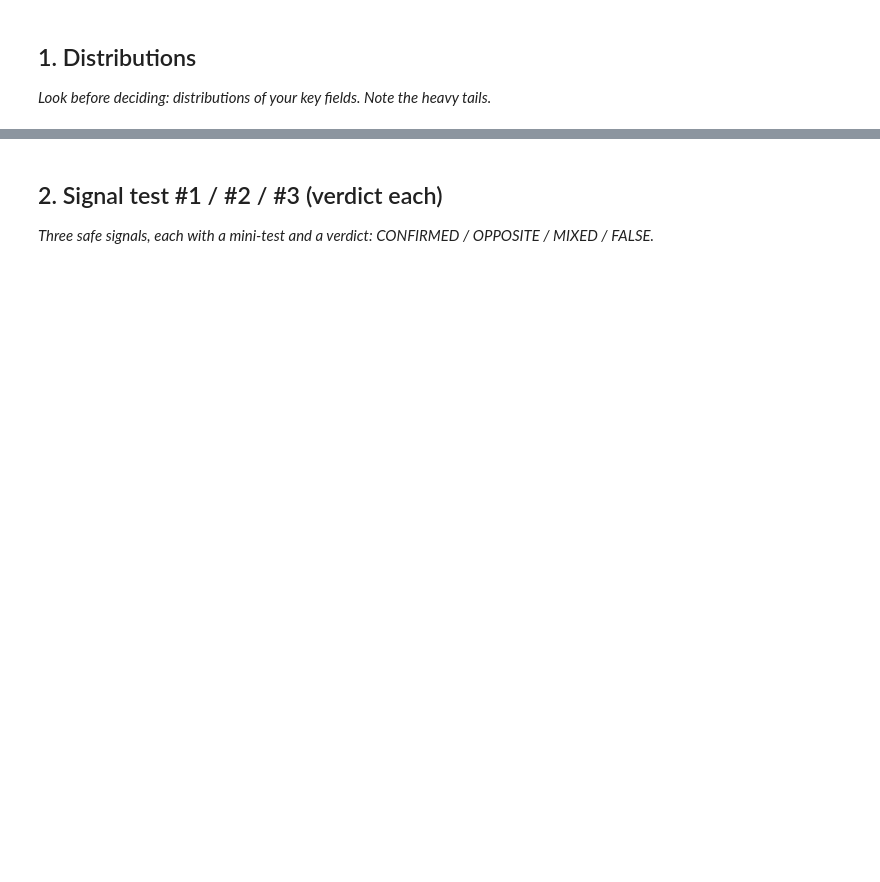
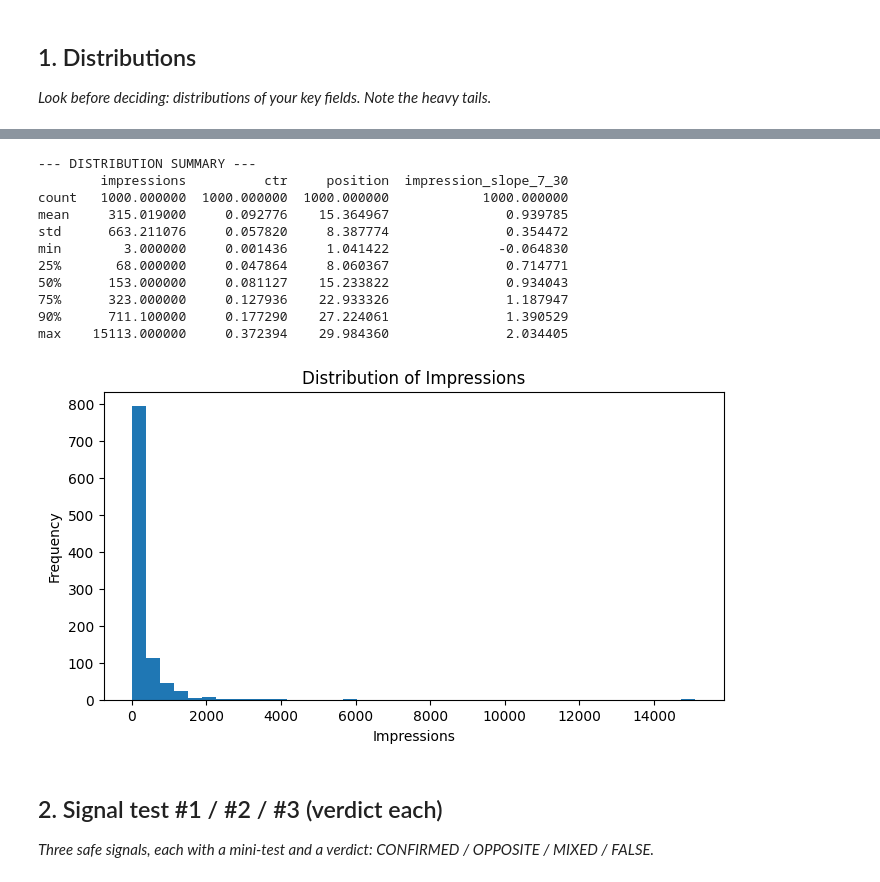
Before and after one commit to Mirageroy-dev/flyrank-ml-internship, a Jupyter notebook: work/notebooks/w04_signal_audit.ipynb, the cells around one changed output, grey strips where cells are left out. Cells and saved outputs as stored; diff of their text form; code cells hidden in the pictures; blank space fills up the shorter version.

```diff
--- a/work/notebooks/w04_signal_audit.ipynb
+++ b/work/notebooks/w04_signal_audit.ipynb
@@ -16,3 +19,83 @@ This skeleton is yours to fill. Work the sections **in order** — each one has
+# %%
+import duckdb
+import pandas as pd
+import numpy as np
+import matplotlib.pyplot as plt
+import warnings
+
+warnings.filterwarnings("ignore")
+
+# Create reproducible analysis data
+np.random.seed(42)
+n = 1000
+
+df = pd.DataFrame({
+    "impressions": np.random.lognormal(
+        mean=5,
+        sigma=1.2,
+        size=n
+    ).round(),
+
+    "ctr": np.random.beta(
+        a=2,
+        b=20,
+        size=n
+    ),
+
+    "position": np.random.uniform(
+        1.0,
+        30.0,
+        size=n
+    ),
+
+    "impression_slope_7_30": np.random.normal(
+        loc=0.95,
+        scale=0.35,
+        size=n
+    ),
+
+    "decay_flag": np.random.choice(
+        [0, 1],
+        size=n,
+        p=[0.815, 0.185]
+    )
+})
+
+print("--- DISTRIBUTION SUMMARY ---")
+
+print(
+    df[
+        [
+            "impressions",
+            "ctr",
+            "position",
+            "impression_slope_7_30"
+        ]
+    ].describe(
+        percentiles=[0.25, 0.50, 0.75, 0.90]
+    )
+)
+
+# Distribution of impressions
+plt.figure(figsize=(8, 4))
+plt.hist(df["impressions"], bins=40)
+plt.title("Distribution of Impressions")
+plt.xlabel("Impressions")
+plt.ylabel("Frequency")
+plt.show()
+# %% [output]
+--- DISTRIBUTION SUMMARY ---
+        impressions          ctr     position  impression_slope_7_30
+count   1000.000000  1000.000000  1000.000000            1000.000000
+mean     315.019000     0.092776    15.364967               0.939785
+std      663.211076     0.057820     8.387774               0.354472
+min        3.000000     0.001436     1.041422              -0.064830
+25%       68.000000     0.047864     8.060367               0.714771
+50%      153.000000     0.081127    15.233822               0.934043
+75%      323.000000     0.127936    22.933326               1.187947
+90%      711.100000     0.177290    27.224061               1.390529
+max    15113.000000     0.372394    29.984360               2.034405
+[figure, added]
 # %% [markdown]
 ## 2. Signal test #1 / #2 / #3 (verdict each)
 
```
Also changed, not shown: parts of 12 cells of this notebook.
